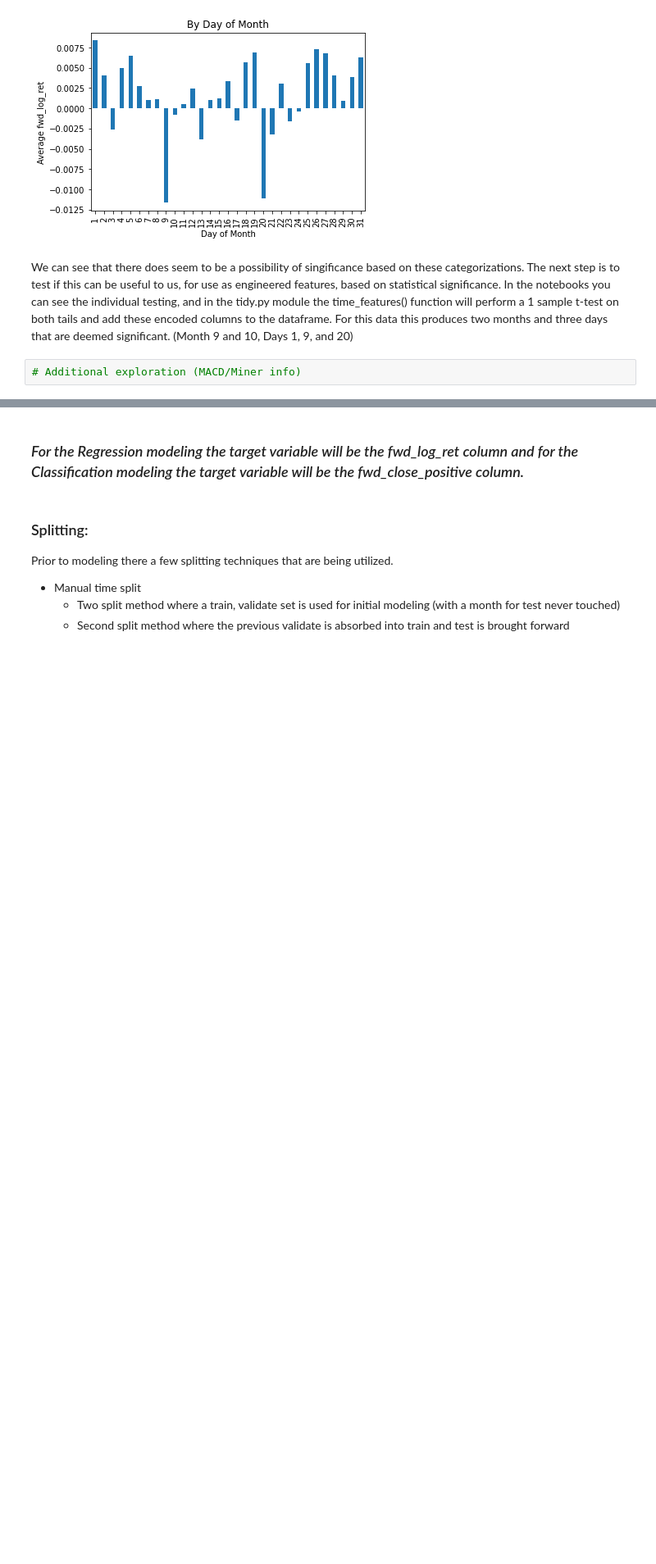
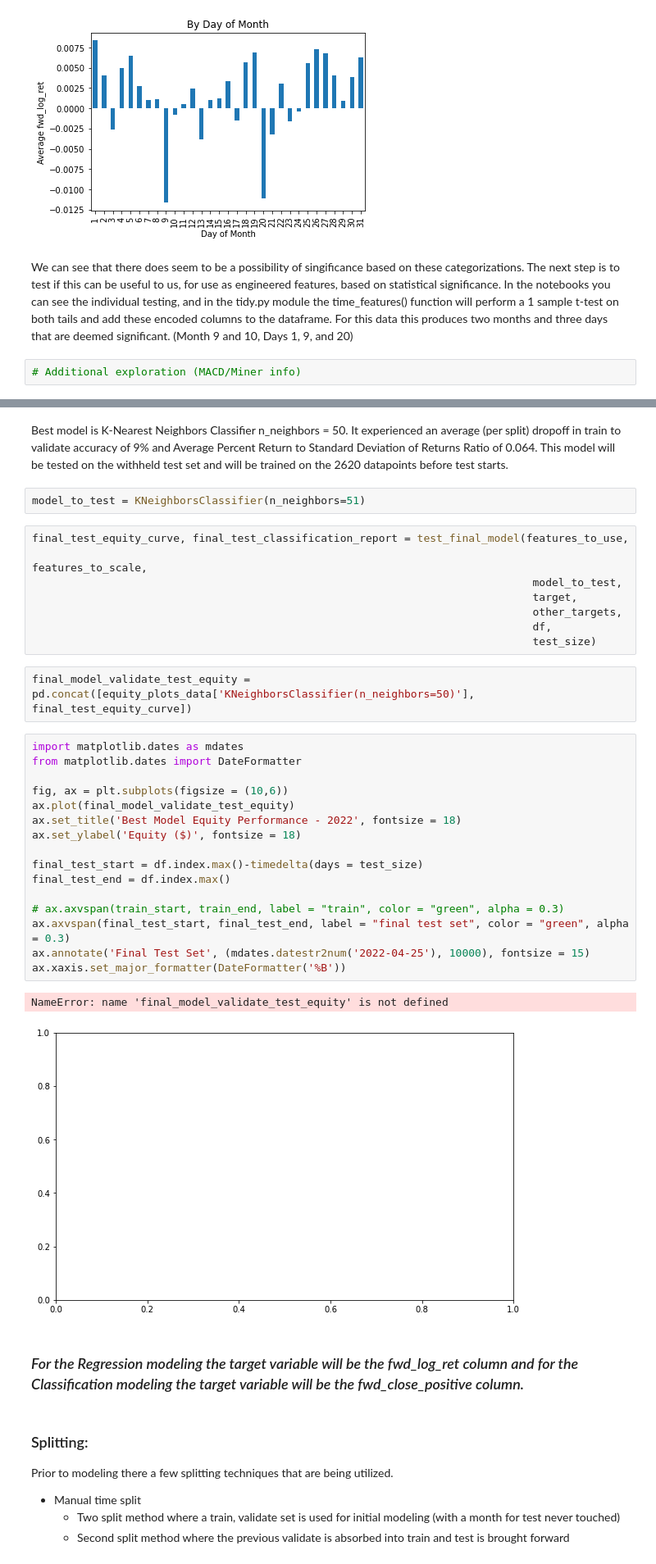
Before and after one commit to FinancialForecasters/financial_forecaster, a Jupyter notebook: ff_final_notebook.ipynb, the cells around one changed output, grey strips where cells are left out. Shown at 82% size. Cells and saved outputs as stored; diff of their text form; blank space fills up the shorter version.

Commit message:
Update with modeling work

```diff
--- a/ff_final_notebook.ipynb
+++ b/ff_final_notebook.ipynb
@@ -179,3 +293,36 @@ We can see that there does seem to be a possibility of singificance based on the
+# %% [markdown]
+Best model is K-Nearest Neighbors Classifier n_neighbors = 50. It experienced an average (per split) dropoff in train to validate accuracy of 9% and Average Percent Return to Standard Deviation of Returns Ratio of 0.064. This model will be tested on the withheld test set and will be trained on the 2620 datapoints before test starts.
+# %%
+model_to_test = KNeighborsClassifier(n_neighbors=51)
+# %%
+final_test_equity_curve, final_test_classification_report = test_final_model(features_to_use,
+                                                                              features_to_scale,
+                                                                              model_to_test,
+                                                                              target,
+                                                                              other_targets,
+                                                                              df,
+                                                                              test_size)
+# %%
+final_model_validate_test_equity = pd.concat([equity_plots_data['KNeighborsClassifier(n_neighbors=50)'], final_test_equity_curve])
+# %%
+import matplotlib.dates as mdates
+from matplotlib.dates import DateFormatter
+
+fig, ax = plt.subplots(figsize = (10,6))
+ax.plot(final_model_validate_test_equity)
+ax.set_title('Best Model Equity Performance - 2022', fontsize = 18)
+ax.set_ylabel('Equity ($)', fontsize = 18)
+
+final_test_start = df.index.max()-timedelta(days = test_size)
+final_test_end = df.index.max()
+
+# ax.axvspan(train_start, train_end, label = "train", color = "green", alpha = 0.3)
+ax.axvspan(final_test_start, final_test_end, label = "final test set", color = "green", alpha = 0.3)
+ax.annotate('Final Test Set', (mdates.datestr2num('2022-04-25'), 10000), fontsize = 15)
+ax.xaxis.set_major_formatter(DateFormatter('%B'))
+# %% [output]
+NameError: name 'final_model_validate_test_equity' is not defined
+[figure, added]
 # %% [markdown]
 ### *For the Regression modeling the target variable will be the fwd_log_ret column and for the Classification modeling the target variable will be the fwd_close_positive column.*
 # %% [markdown]
```
Also changed, not shown: parts of 40 cells of this notebook.
